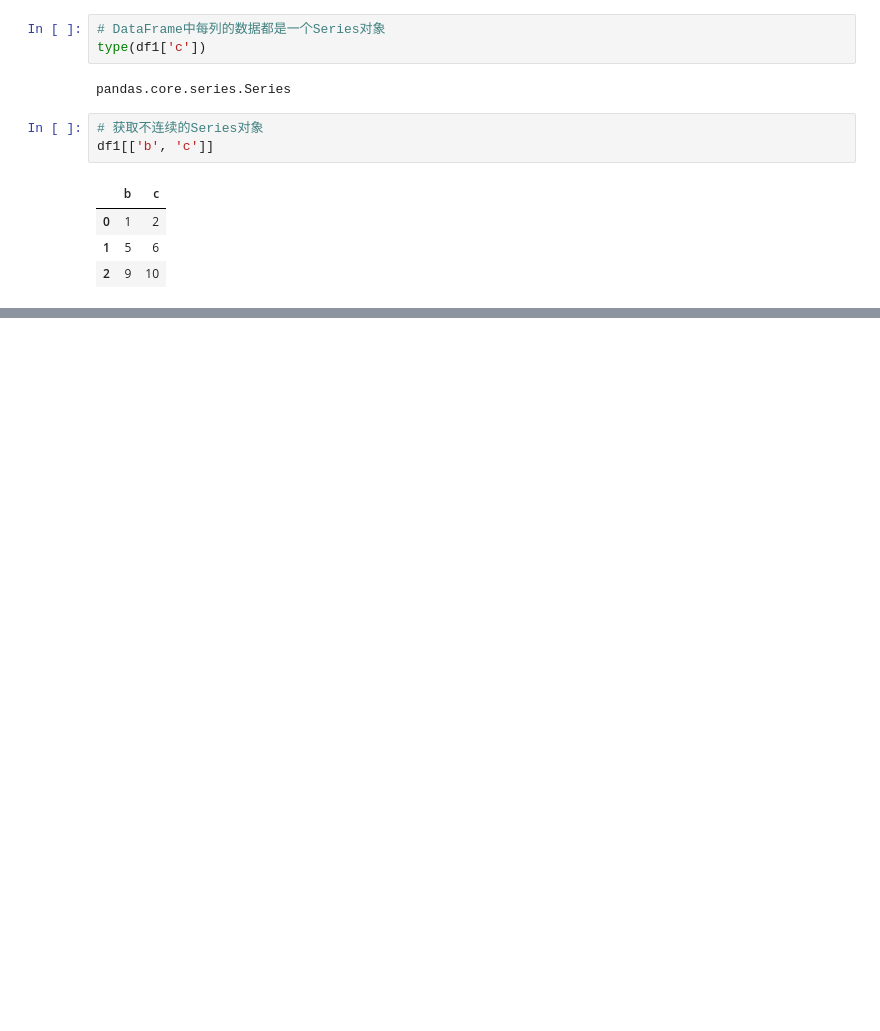
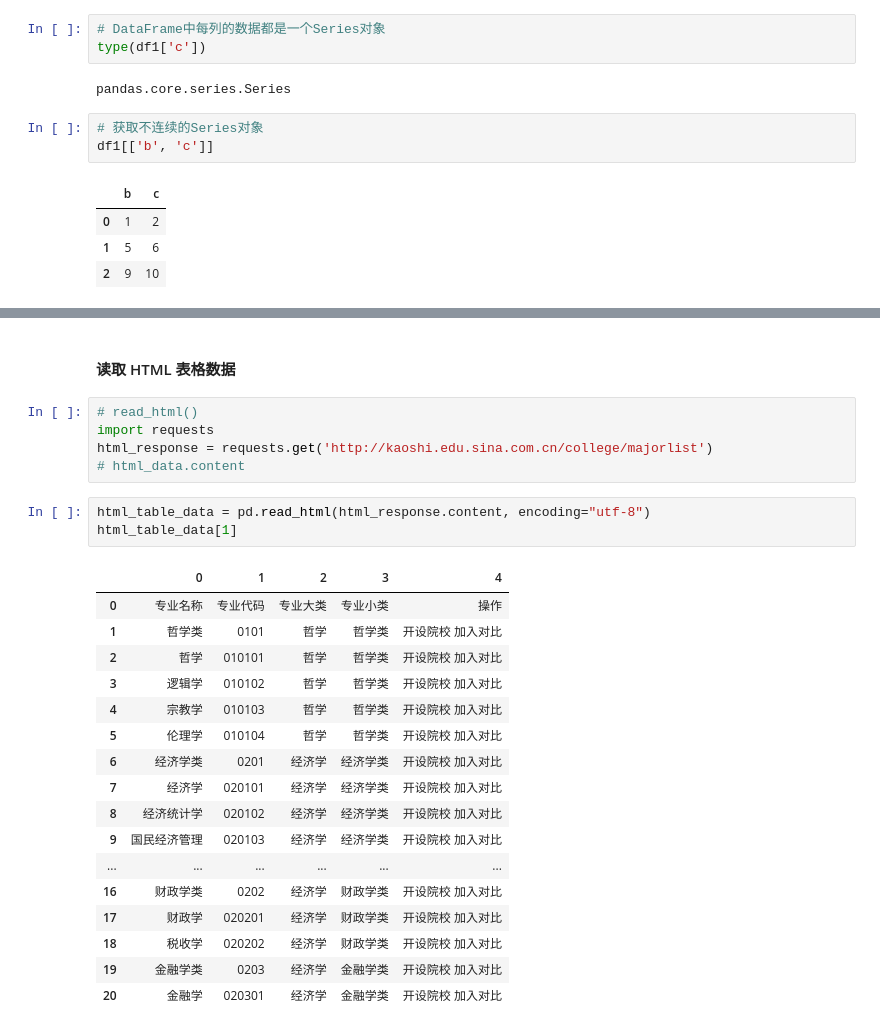
Before and after one commit to hqhiwqy/AI-2, a Jupyter notebook: Day47code/数据分析工具Pandas（二）.ipynb, the cells around one changed output, grey strips where cells are left out. Saved outputs shown, nothing was run; the diff lists cells and outputs as text; blank space fills up the shorter version.

```diff
--- a/Day47code/数据分析工具Pandas（二）.ipynb
+++ b/Day47code/数据分析工具Pandas（二）.ipynb
@@ -259,0 +700,28 @@ df1[:2][['b','d']]
+# %% [markdown]
+#### 读取 HTML 表格数据
+# %%
+# read_html()
+import requests
+html_response = requests.get('http://kaoshi.edu.sina.com.cn/college/majorlist')
+# html_data.content
+# %%
+html_table_data = pd.read_html(html_response.content, encoding="utf-8")
+html_table_data[1]
+# %% [output]
+|  | 0 | 1 | 2 | 3 | 4 |
+| 0 | 专业名称 | 专业代码 | 专业大类 | 专业小类 | 操作 |
+| 1 | 哲学类 | 0101 | 哲学 | 哲学类 | 开设院校 加入对比 |
+| 2 | 哲学 | 010101 | 哲学 | 哲学类 | 开设院校 加入对比 |
+| 3 | 逻辑学 | 010102 | 哲学 | 哲学类 | 开设院校 加入对比 |
+| 4 | 宗教学 | 010103 | 哲学 | 哲学类 | 开设院校 加入对比 |
+| 5 | 伦理学 | 010104 | 哲学 | 哲学类 | 开设院校 加入对比 |
+| 6 | 经济学类 | 0201 | 经济学 | 经济学类 | 开设院校 加入对比 |
+| 7 | 经济学 | 020101 | 经济学 | 经济学类 | 开设院校 加入对比 |
+| 8 | 经济统计学 | 020102 | 经济学 | 经济学类 | 开设院校 加入对比 |
+| 9 | 国民经济管理 | 020103 | 经济学 | 经济学类 | 开设院校 加入对比 |
+| ... | ... | ... | ... | ... | ... |
+| 16 | 财政学类 | 0202 | 经济学 | 财政学类 | 开设院校 加入对比 |
+| 17 | 财政学 | 020201 | 经济学 | 财政学类 | 开设院校 加入对比 |
+| 18 | 税收学 | 020202 | 经济学 | 财政学类 | 开设院校 加入对比 |
+| 19 | 金融学类 | 0203 | 经济学 | 金融学类 | 开设院校 加入对比 |
+| 20 | 金融学 | 020301 | 经济学 | 金融学类 | 开设院校 加入对比 |
```
Also changed, not shown: parts of 74 cells of this notebook, 2 other files.
